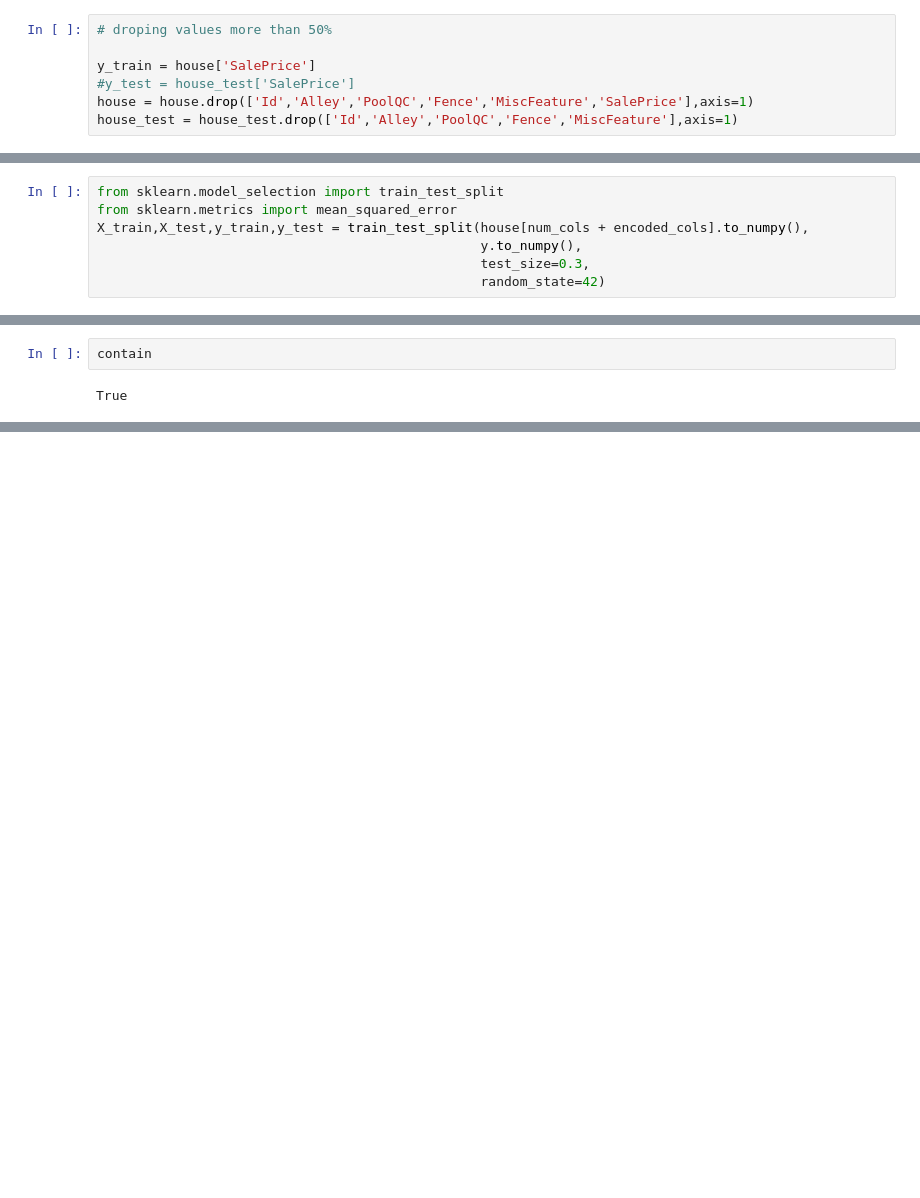
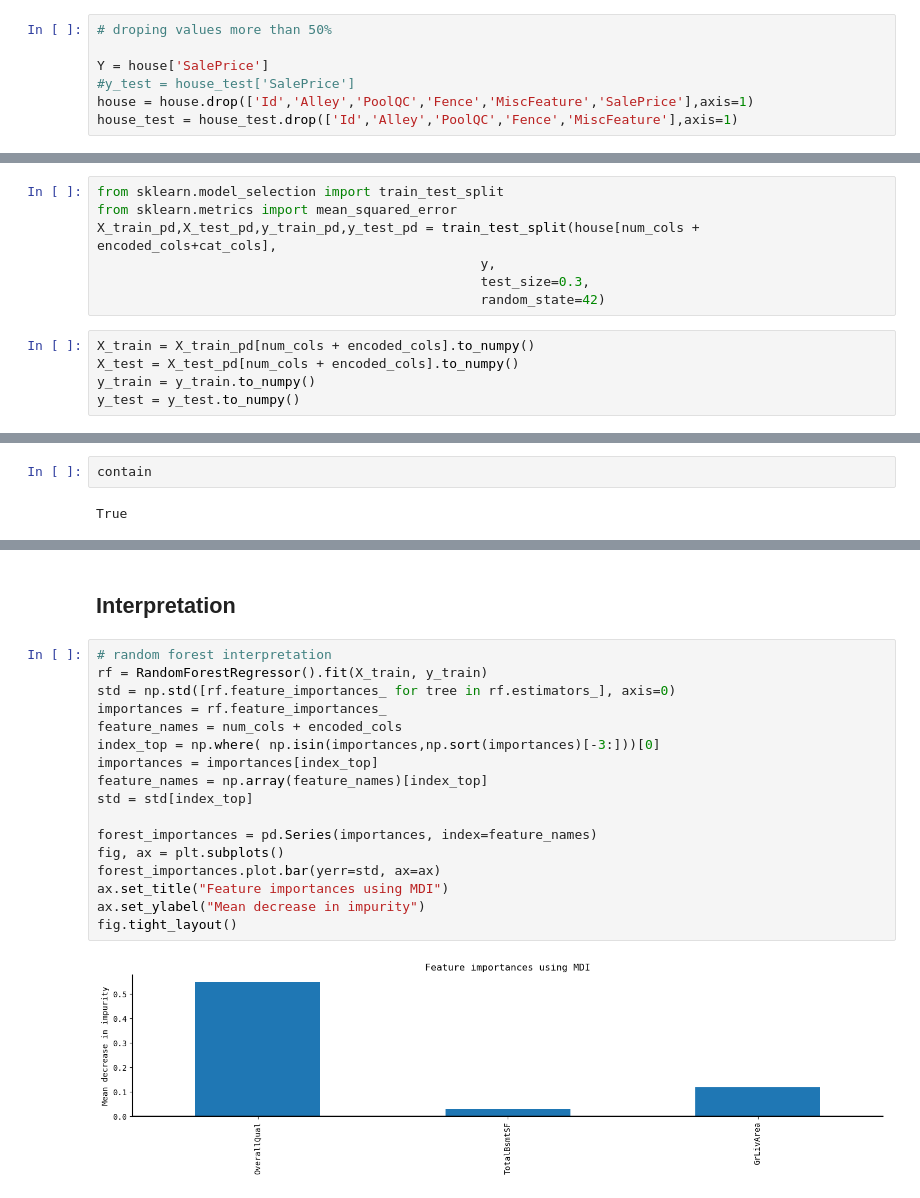
Before and after one commit to junting-ren/model_uncertainty_using_feature_confidence_set, a Jupyter notebook: notebooks/real_data_analysis.ipynb, the cells around one changed output, grey strips where cells are left out. Drawn from its saved outputs; the diff is of its cells as text; blank space fills up the shorter version.

```diff
--- a/notebooks/real_data_analysis.ipynb
+++ b/notebooks/real_data_analysis.ipynb
@@ -252,7 +252,7 @@ plt.title('Missing Data');
 # %%
 # droping values more than 50%
 
-y_train = house['SalePrice']
+Y = house['SalePrice']
 #y_test = house_test['SalePrice']
 house = house.drop(['Id','Alley','PoolQC','Fence','MiscFeature','SalePrice'],axis=1)
 house_test = house_test.drop(['Id','Alley','PoolQC','Fence','MiscFeature'],axis=1)
@@ -310,10 +310,15 @@ house_test[encoded_cols] = encoder.transform(house_test[cat_cols])
 # %%
 from sklearn.model_selection import train_test_split
 from sklearn.metrics import mean_squared_error
-X_train,X_test,y_train,y_test = train_test_split(house[num_cols + encoded_cols].to_numpy(),
-                                                 y.to_numpy(),
+X_train_pd,X_test_pd,y_train_pd,y_test_pd = train_test_split(house[num_cols + encoded_cols+cat_cols],
+                                                 y,
                                                  test_size=0.3,
                                                  random_state=42)
+# %%
+X_train = X_train_pd[num_cols + encoded_cols].to_numpy()
+X_test = X_test_pd[num_cols + encoded_cols].to_numpy()
+y_train = y_train.to_numpy()
+y_test = y_test.to_numpy()
 # %%
 X_test.shape
 # %% [output]
@@ -441,0 +446,21 @@ array([ True,  True,  True,  True,  True,  True,  True,  True,  True,
+# %% [markdown]
+## Interpretation
+# %%
+# random forest interpretation
+rf = RandomForestRegressor().fit(X_train, y_train)
+std = np.std([rf.feature_importances_ for tree in rf.estimators_], axis=0)
+importances = rf.feature_importances_
+feature_names = num_cols + encoded_cols
+index_top = np.where( np.isin(importances,np.sort(importances)[-3:]))[0]
+importances = importances[index_top]
+feature_names = np.array(feature_names)[index_top]
+std = std[index_top]
+
+forest_importances = pd.Series(importances, index=feature_names)
+fig, ax = plt.subplots()
+forest_importances.plot.bar(yerr=std, ax=ax)
+ax.set_title("Feature importances using MDI")
+ax.set_ylabel("Mean decrease in impurity")
+fig.tight_layout()
+# %% [output]
+[figure, added]
```
Also changed, not shown: parts of 13 cells of this notebook.
